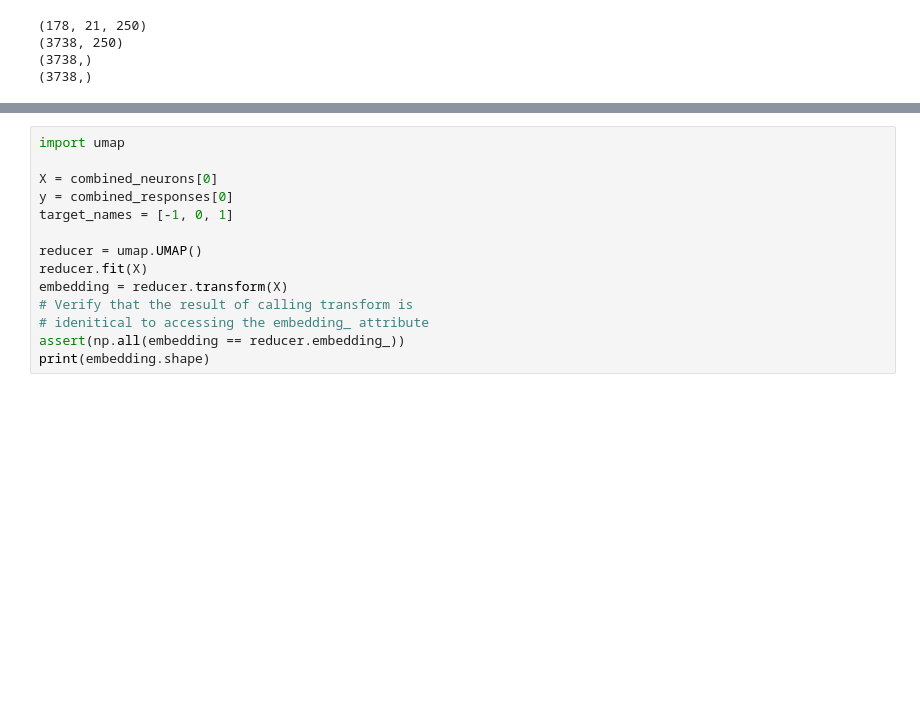
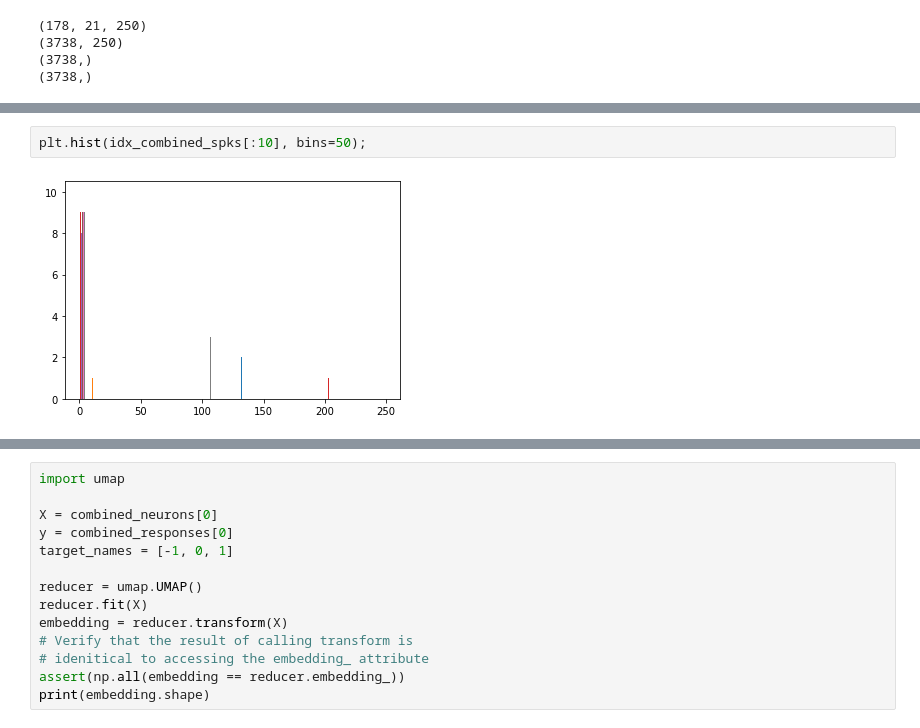
Before and after one commit to gumadeiras/neuromatch-academy, a Jupyter notebook: playground/contralateral_trials_visual.ipynb, the cells around one changed output, grey strips where cells are left out. Saved outputs shown, nothing was run; the diff lists cells and outputs as text; blank space fills up the shorter version.

```diff
--- a/playground/contralateral_trials_visual.ipynb
+++ b/playground/contralateral_trials_visual.ipynb
@@ -236,0 +305,4 @@ data_by_region.shape
+# %%
+plt.hist(idx_combined_spks[:10], bins=50);
+# %% [output]
+[figure, added]
```
Also changed, not shown: parts of 24 cells of this notebook, 12 other files.
